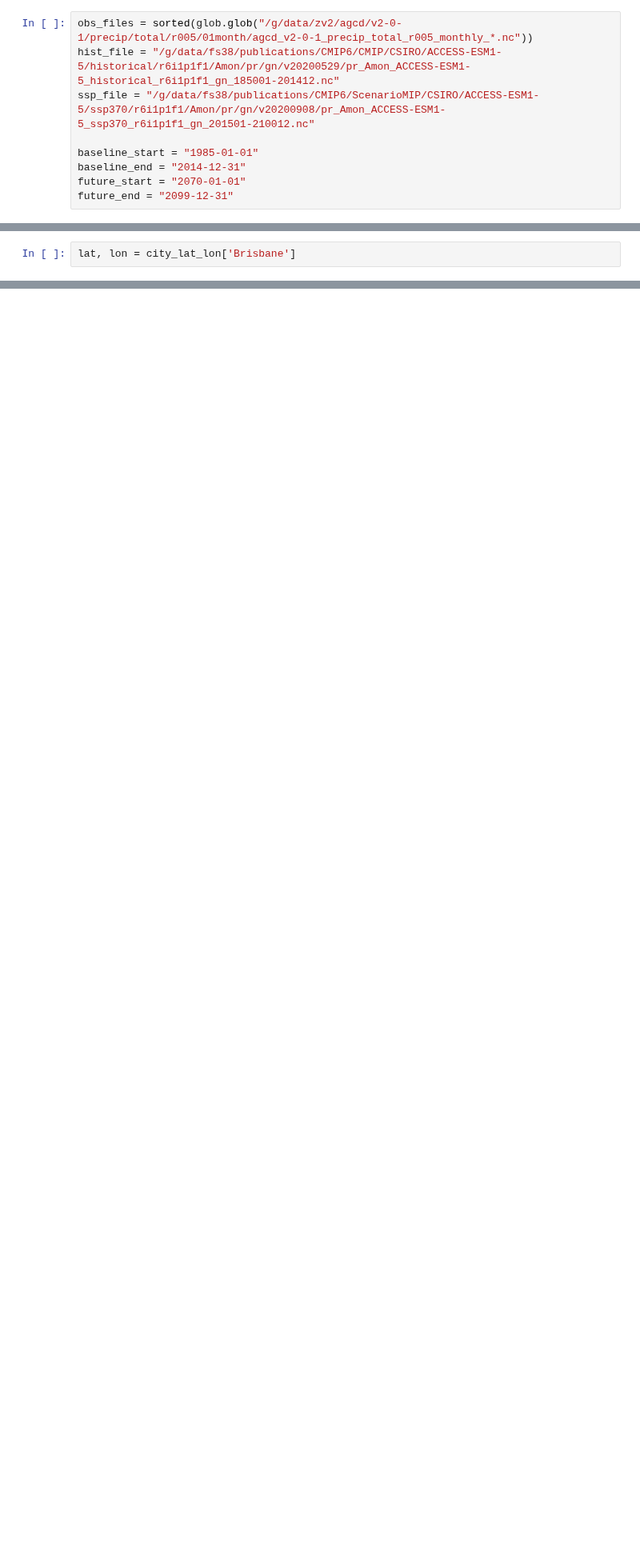
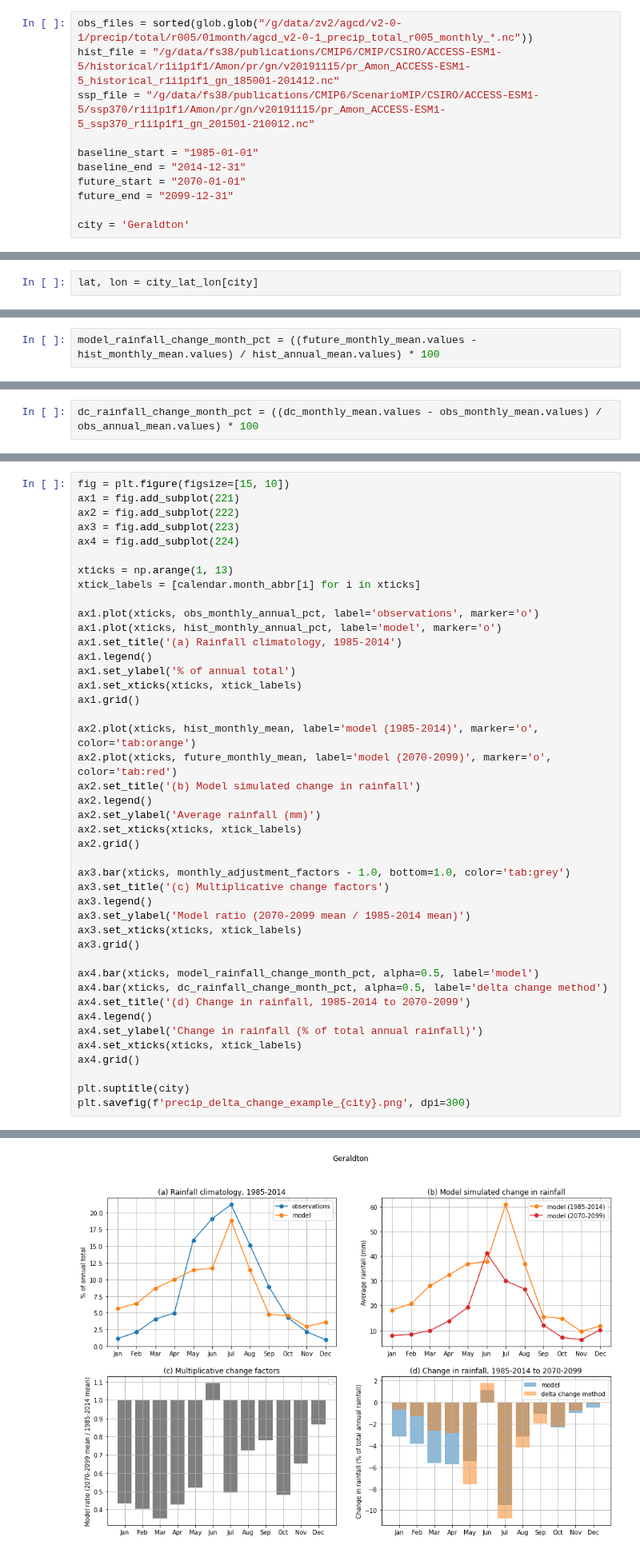
Before and after one commit to AusClimateService/qq-workflows, a Jupyter notebook: qdm-vs-ecdfm/seasonal_cycle_simple.ipynb, the cells around one changed output, grey strips where cells are left out. Shown at 80% size. Saved outputs shown, nothing was run; the diff lists cells and outputs as text; blank space fills up the shorter version.

Commit message:
Finish precip bias analysis

```diff
--- a/qdm-vs-ecdfm/seasonal_cycle_simple.ipynb
+++ b/qdm-vs-ecdfm/seasonal_cycle_simple.ipynb
@@ -10,12 +8,14 @@ Matplotlib is building the font cache; this may take a moment.
 # %%
 obs_files = sorted(glob.glob("/g/data/zv2/agcd/v2-0-1/precip/total/r005/01month/agcd_v2-0-1_precip_total_r005_monthly_*.nc"))
-hist_file = "/g/data/fs38/publications/CMIP6/CMIP/CSIRO/ACCESS-ESM1-5/historical/r6i1p1f1/Amon/pr/gn/v20200529/pr_Amon_ACCESS-ESM1-5_historical_r6i1p1f1_gn_185001-201412.nc"
-ssp_file = "/g/data/fs38/publications/CMIP6/ScenarioMIP/CSIRO/ACCESS-ESM1-5/ssp370/r6i1p1f1/Amon/pr/gn/v20200908/pr_Amon_ACCESS-ESM1-5_ssp370_r6i1p1f1_gn_201501-210012.nc"
+hist_file = "/g/data/fs38/publications/CMIP6/CMIP/CSIRO/ACCESS-ESM1-5/historical/r1i1p1f1/Amon/pr/gn/v20191115/pr_Amon_ACCESS-ESM1-5_historical_r1i1p1f1_gn_185001-201412.nc"
+ssp_file = "/g/data/fs38/publications/CMIP6/ScenarioMIP/CSIRO/ACCESS-ESM1-5/ssp370/r1i1p1f1/Amon/pr/gn/v20191115/pr_Amon_ACCESS-ESM1-5_ssp370_r1i1p1f1_gn_201501-210012.nc"
 
 baseline_start = "1985-01-01"
 baseline_end = "2014-12-31"
 future_start = "2070-01-01"
 future_end = "2099-12-31"
+
+city = 'Geraldton'
 # %%
 city_lat_lon = {
     'Hobart': (-42.9, 147.3),
@@ -32,7 +32,7 @@ city_lat_lon = {
     'Adelaide': (-34.9, 138.6),
 }
 # %%
-lat, lon = city_lat_lon['Brisbane']
+lat, lon = city_lat_lon[city]
 # %%
 ds_obs = xr.open_mfdataset(obs_files)
 ds_obs = ds_obs.sel(lat=lat, lon=lon, method='nearest')
@@ -160,0 +86,2 @@ print(rainfall_change)
+# %%
+model_rainfall_change_month_pct = ((future_monthly_mean.values - hist_monthly_mean.values) / hist_annual_mean.values) * 100
@@ -210,0 +120,2 @@ dc_annual_mean = dc_annual.mean('time')
+# %%
+dc_rainfall_change_month_pct = ((dc_monthly_mean.values - obs_monthly_mean.values) / obs_annual_mean.values) * 100
@@ -210,0 +134,44 @@ dc_annual_mean = dc_annual.mean('time')
+# %%
+fig = plt.figure(figsize=[15, 10])
+ax1 = fig.add_subplot(221)
+ax2 = fig.add_subplot(222)
+ax3 = fig.add_subplot(223)
+ax4 = fig.add_subplot(224)
+
+xticks = np.arange(1, 13)
+xtick_labels = [calendar.month_abbr[i] for i in xticks]
+
+ax1.plot(xticks, obs_monthly_annual_pct, label='observations', marker='o')
+ax1.plot(xticks, hist_monthly_annual_pct, label='model', marker='o')
+ax1.set_title('(a) Rainfall climatology, 1985-2014')
+ax1.legend()
+ax1.set_ylabel('% of annual total')
+ax1.set_xticks(xticks, xtick_labels)
+ax1.grid()
+
+ax2.plot(xticks, hist_monthly_mean, label='model (1985-2014)', marker='o', color='tab:orange')
+ax2.plot(xticks, future_monthly_mean, label='model (2070-2099)', marker='o', color='tab:red')
+ax2.set_title('(b) Model simulated change in rainfall')
+ax2.legend()
+ax2.set_ylabel('Average rainfall (mm)')
+ax2.set_xticks(xticks, xtick_labels)
+ax2.grid()
+
+ax3.bar(xticks, monthly_adjustment_factors - 1.0, bottom=1.0, color='tab:grey')
+ax3.set_title('(c) Multiplicative change factors')
+ax3.legend()
+ax3.set_ylabel('Model ratio (2070-2099 mean / 1985-2014 mean)')
+ax3.set_xticks(xticks, xtick_labels)
+ax3.grid()
+
+ax4.bar(xticks, model_rainfall_change_month_pct, alpha=0.5, label='model')
+ax4.bar(xticks, dc_rainfall_change_month_pct, alpha=0.5, label='delta change method')
+ax4.set_title('(d) Change in rainfall, 1985-2014 to 2070-2099')
+ax4.legend()
+ax4.set_ylabel('Change in rainfall (% of total annual rainfall)')
+ax4.set_xticks(xticks, xtick_labels)
+ax4.grid()
+
+plt.suptitle(city)
+plt.savefig(f'precip_delta_change_example_{city}.png', dpi=300)
+# %% [output]
@@ -210,0 +179 @@ dc_annual_mean = dc_annual.mean('time')
+[figure, added]
```
Also changed, not shown: parts of 23 cells of this notebook, 1 other file.
